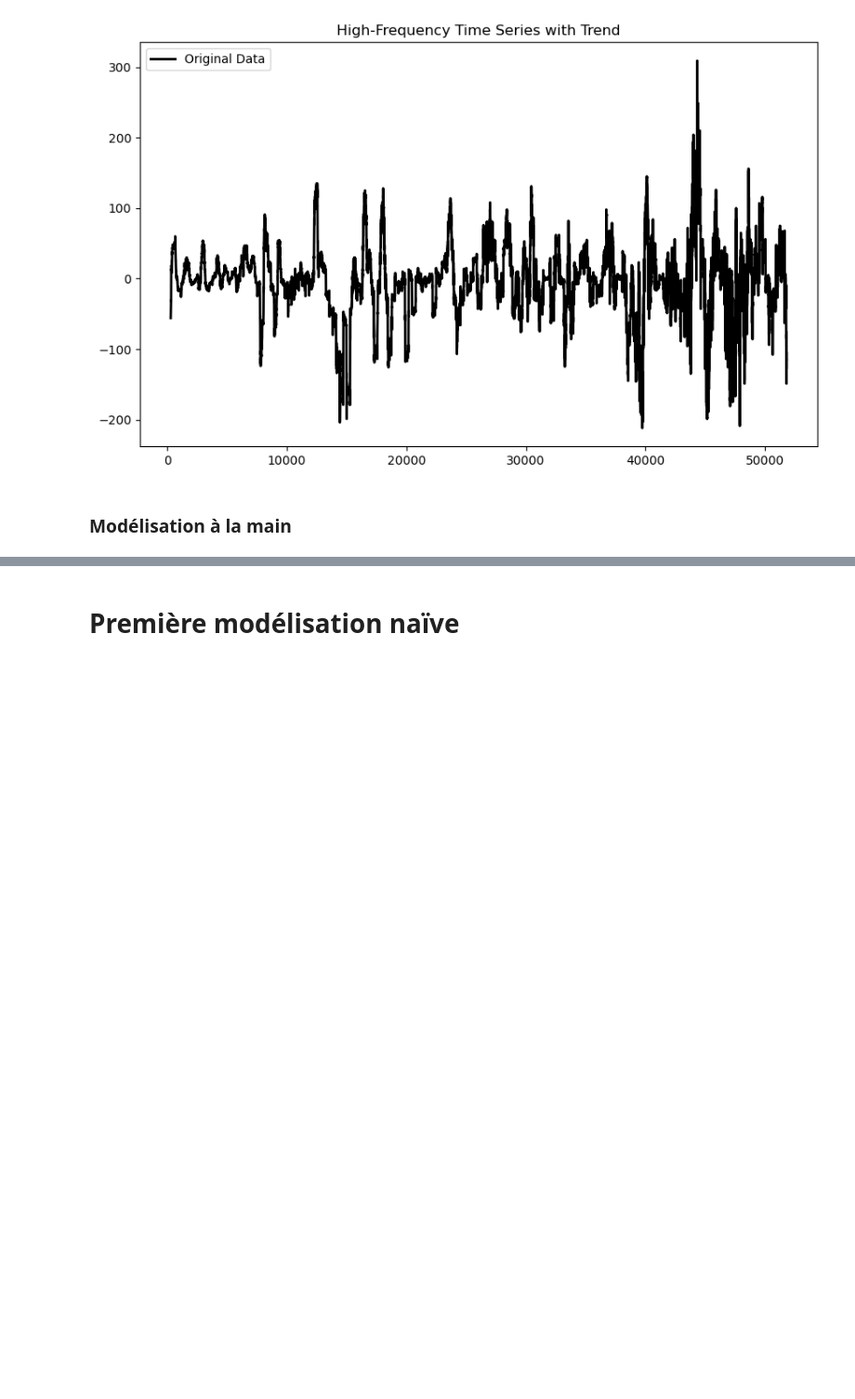
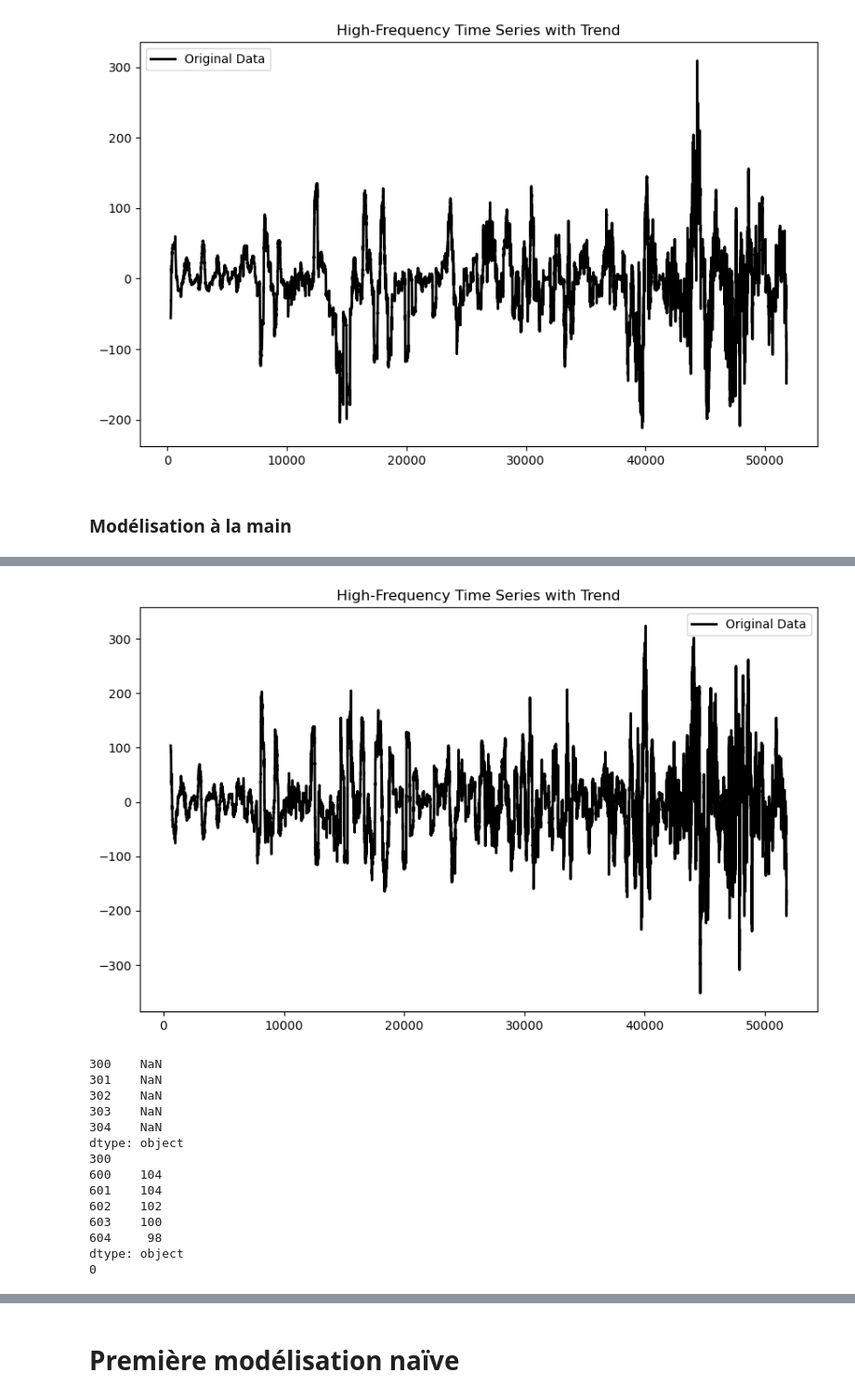
Before and after one commit to PiDchsn/Projet-RI, a Jupyter notebook: Analyse.ipynb, the cells around one changed output, grey strips where cells are left out. Shown at 93% size. Saved outputs shown, nothing was run; the diff lists cells and outputs as text; code cells hidden in the pictures; blank space fills up the shorter version.

```diff
--- a/Analyse.ipynb
+++ b/Analyse.ipynb
@@ -604,0 +688,29 @@ plt.show()
+# %%
+data_diff = pd.Series(data_diff).diff(periods=5*60)
+plt.figure(figsize=(10, 6))
+plt.plot(data_diff, label='Original Data', color='black', linewidth=2)
+plt.legend()
+plt.title('High-Frequency Time Series with Trend')
+plt.show()
+
+print(data_diff.head())
+print(data_diff.isna().sum())
+data_diff = data_diff.dropna()
+print(data_diff.head())
+print(data_diff.isna().sum())
+# %% [output]
+[figure, added]
+300    NaN
+301    NaN
+302    NaN
+303    NaN
+304    NaN
+dtype: object
+300
+600    104
+601    104
+602    102
+603    100
+604     98
+dtype: object
+0
```
Also changed, not shown: parts of 14 cells of this notebook.
